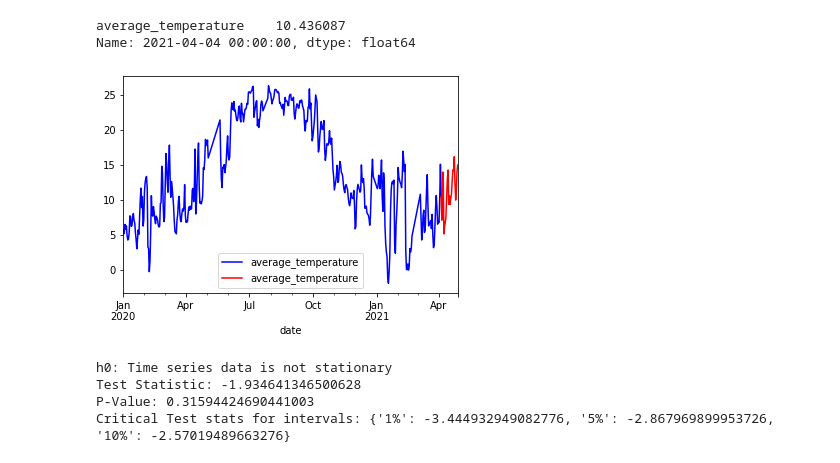
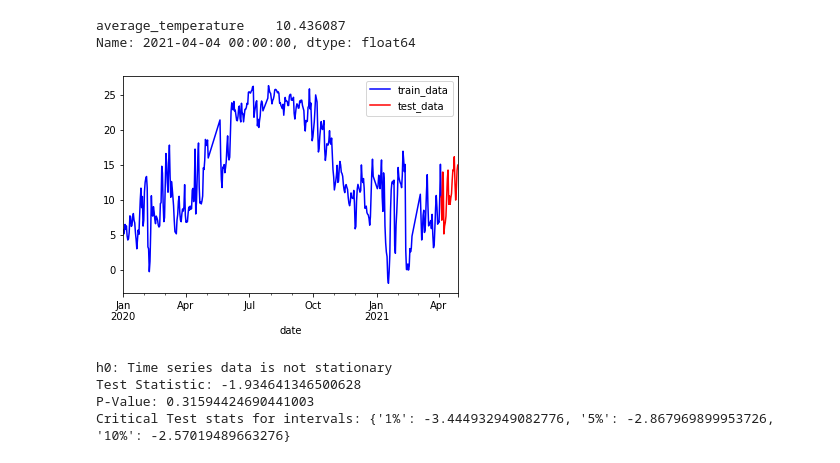
Before and after one commit to LeventSoykan/Analysis_IBB_Istanbul_Weather_Traffic_Dataset, a Jupyter notebook: analysis_hourly_figures.ipynb, the cells around one changed output. Cells and saved outputs as stored; diff of their text form; code cells hidden in the pictures.

Commit message:
Update analysis_hourly_figures.ipynb
Train test split

```diff
--- a/analysis_hourly_figures.ipynb
+++ b/analysis_hourly_figures.ipynb
@@ -245,13 +245,13 @@ Name: 2021-04-04 00:00:00, dtype: float64
 X = temperature.loc['2020-01-01':'2021-04-04']
 y = temperature.loc['2021-04-04':]
 # %%
-ax = X.plot(c='b', legend='train_values')
-y.plot(c='r', ax=ax, legend='test_values')
-plt.legend()
-plt.title
+fig, ax = plt.subplots(1,1)
+test = X.plot(c='b', ax=ax)
+train = y.plot(c='r', ax=ax)
+plt.legend(labels=['train_data', 'test_data'])
 plt.show()
 # %% [output]
-[figure, old version]
+[figure, new version]
 # %%
 #Test if stationary (Dicky Fuller test) - h0: Time series data is not stationary
 from statsmodels.tsa.stattools import adfuller
```
